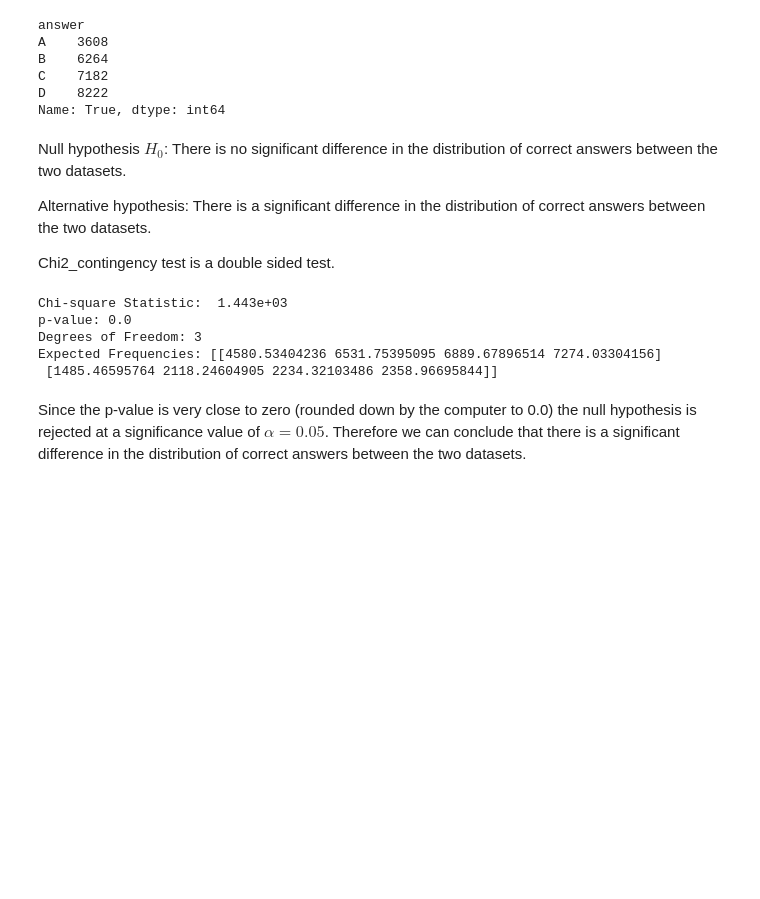
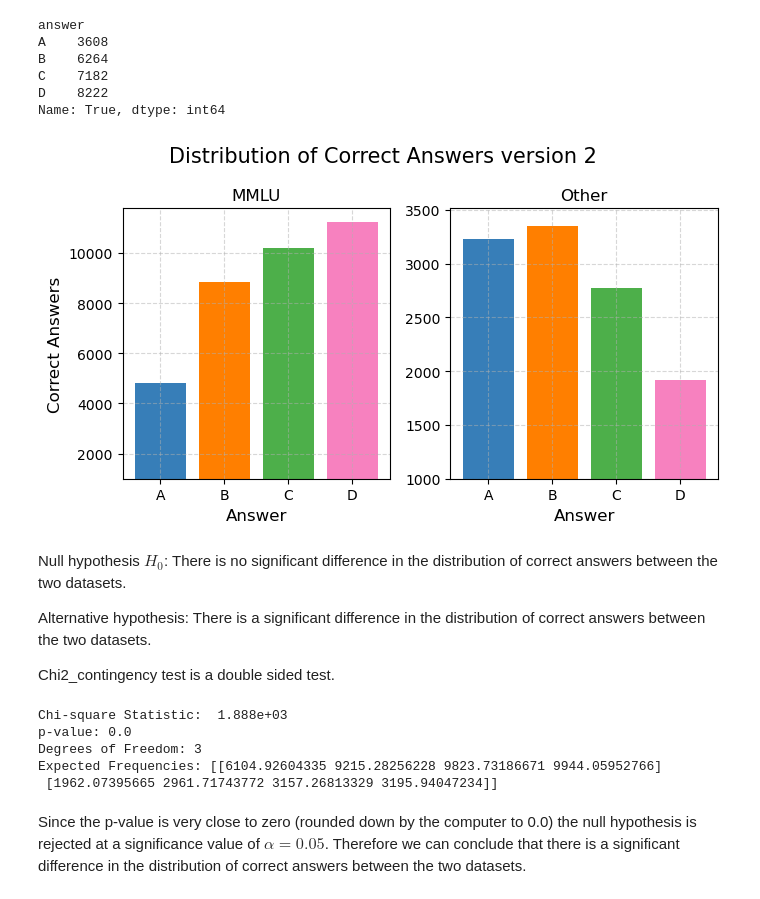
Before and after one commit to Luca-Engel/ADA-H1-Neutrality, a Jupyter notebook: analysis.ipynb, the cells around one changed output. Drawn from its saved outputs; the diff is of its cells as text; code cells hidden in the pictures; blank space fills up the shorter version.

Commit message:
new version distributon

```diff
--- a/analysis.ipynb
+++ b/analysis.ipynb
@@ -454,6 +459,31 @@ B    6264
 C    7182
 D    8222
 Name: True, dtype: int64
+# %%
+df_mmlu_by_answer_2 = df_mmlu.groupby('answer')['answer'].count()
+df_other_by_answer_2 = df_other.groupby('answer')['answer'].count()
+# %%
+fig, (ax1, ax2) = plt.subplots(1,2, sharey=False, figsize = (7,4))
+fig.suptitle('Distribution of Correct Answers version 2', fontsize = 15)
+answers = ['A', 'B', 'C', 'D']
+
+ax1.bar(answers, df_mmlu_by_answer_2, color = ['#377eb8', '#ff7f00', '#4daf4a', '#f781bf']) #colorblind friendly
+ax1.set_title('MMLU')
+ax1.set_xlabel('Answer', fontsize=12)
+ax1.set_ylabel('Correct Answers', fontsize=12)
+ax1.grid(True, linestyle='--', alpha=0.5)
+ax1.set_ylim(1000)
+
+
+ax2.bar(answers, df_other_by_answer_2, color = ['#377eb8', '#ff7f00', '#4daf4a', '#f781bf']) #colorblind friendly
+ax2.set_title('Other')
+ax2.set_xlabel('Answer', fontsize=12)
+ax2.grid(True, linestyle='--', alpha=0.5)
+ax2.set_ylim(1000)
+
+plt.tight_layout()
+# %% [output]
+[figure, added]
 # %% [markdown]
 Null hypothesis $H_0$: There is no significant difference in the distribution of correct answers between the two datasets.
 
@@ -463,7 +493,7 @@ Chi2_contingency test is a double sided test.
 # %%
 # B
 #Do I need to normalize?????
-obs = np.array([df_mmlu_by_answer[True].drop('All'), df_other_by_answer[True].drop('All')])
+obs = np.array([df_mmlu_by_answer_2, df_other_by_answer_2])
 
 chi2_stat, p_val, dof, expected = chi2_contingency(obs)
 
@@ -472,11 +502,11 @@ print(f"p-value: {p_val}")
 print(f"Degrees of Freedom: {dof}")
 print(f"Expected Frequencies: {expected}")
 # %% [output]
-Chi-square Statistic:  1.443e+03
+Chi-square Statistic:  1.888e+03
 p-value: 0.0
 Degrees of Freedom: 3
-Expected Frequencies: [[4580.53404236 6531.75395095 6889.67896514 7274.03304156]
- [1485.46595764 2118.24604905 2234.32103486 2358.96695844]]
+Expected Frequencies: [[6104.92604335 9215.28256228 9823.73186671 9944.05952766]
+ [1962.07395665 2961.71743772 3157.26813329 3195.94047234]]
 # %% [markdown]
 Since the p-value is very close to zero (rounded down by the computer to 0.0) the null hypothesis is rejected at a significance value of $\alpha =0.05$. Therefore we can conclude that there is a significant difference in the distribution of correct answers between the two datasets.
 # %% [markdown]
```
Also changed, not shown: parts of 3 cells of this notebook.
